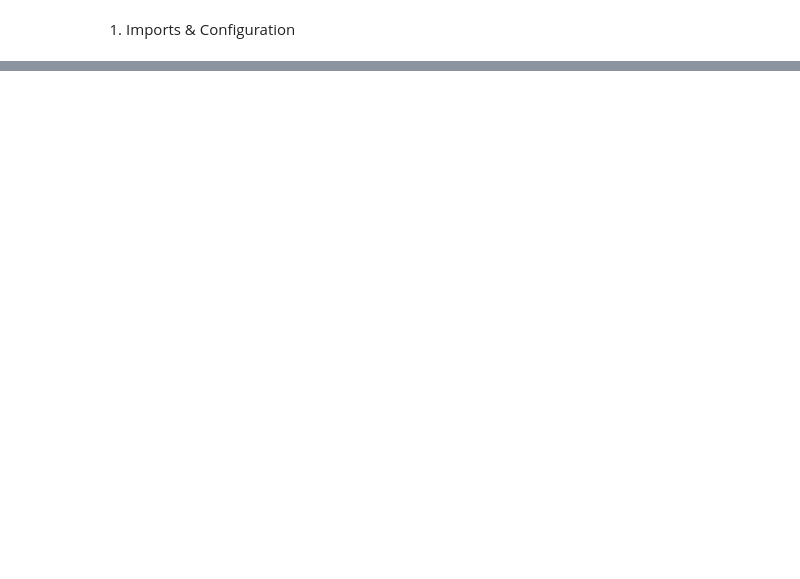
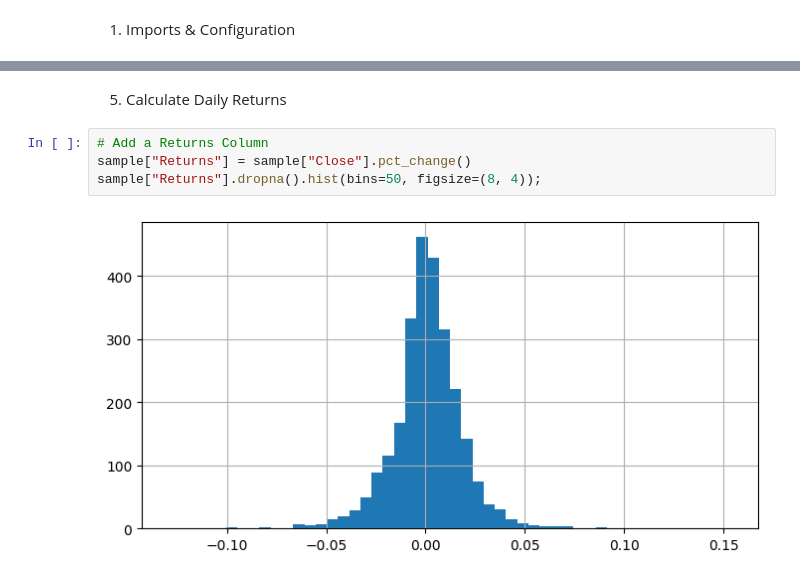
Before and after one commit to thepkcodes/Stock-Market-Analysis-And-Prediction, a Jupyter notebook: notebooks/1_EDA.ipynb, the cells around one changed output, grey strips where cells are left out. Cells and saved outputs as stored; diff of their text form; blank space fills up the shorter version.

```diff
--- a/notebooks/1_EDA.ipynb
+++ b/notebooks/1_EDA.ipynb
@@ -13,0 +81,8 @@ ModuleNotFoundError: No module named 'seaborn'
+# %% [markdown]
+5. Calculate Daily Returns
+# %%
+# Add a Returns Column
+sample["Returns"] = sample["Close"].pct_change()
+sample["Returns"].dropna().hist(bins=50, figsize=(8, 4));
+# %% [output]
+[figure, added]
```
Also changed, not shown: parts of 13 cells of this notebook.
